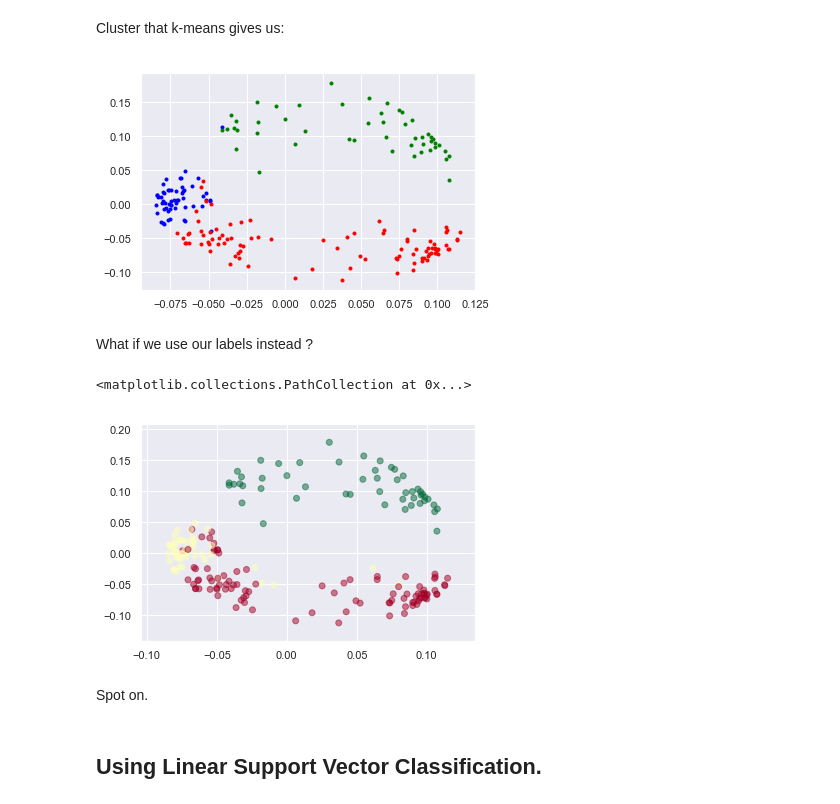
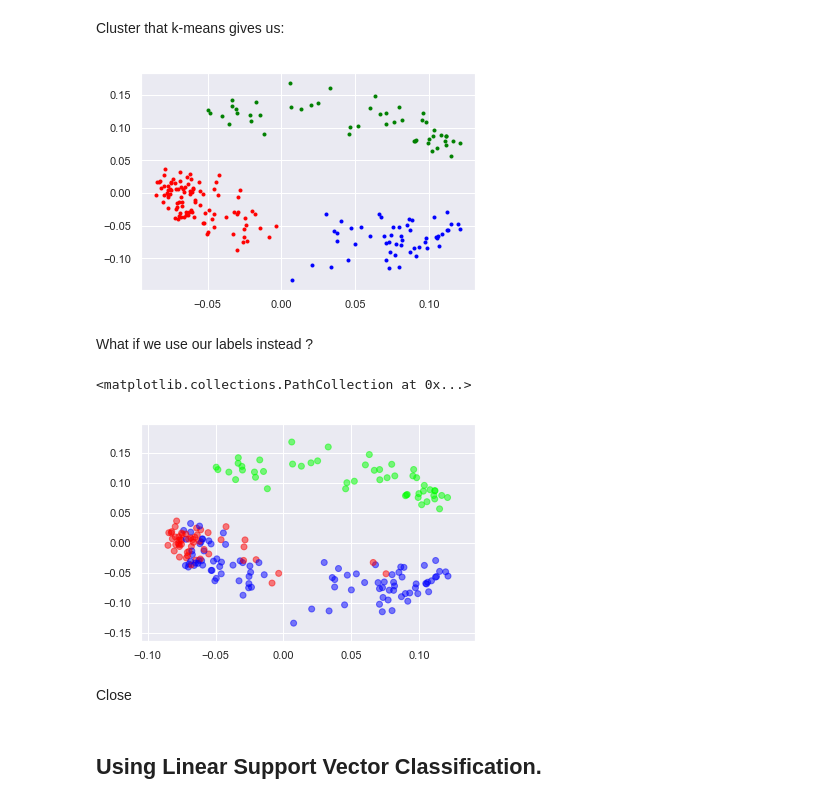
Before and after one commit to yusiZou/NTDS_project, a Jupyter notebook: code.ipynb, the cells around one changed output. Cells and saved outputs as stored; diff of their text form; code cells hidden in the pictures.

```diff
--- a/code.ipynb
+++ b/code.ipynb
@@ -293,25 +303,23 @@ features_adjacency = squareform(weights)
 
 spase_f_adjacency = np.copy(features_adjacency)
 
-NEIGHBORS = 50
-
-partition = np.argpartition(spase_f_adjacency, -NEIGHBORS, axis=1)
-maximum = spase_f_adjacency[np.arange(spase_f_adjacency.shape[0]), partition[:, -NEIGHBORS]]
-mask = spase_f_adjacency < maximum
-spase_f_adjacency[mask & mask.T] = 0
+spase_f_adjacency[spase_f_adjacency < 0.35] = 0
 # %%
 degrees = spase_f_adjacency.sum(0)
+
+adjacency_cleaned = sparse.coo_matrix(spase_f_adjacency[degrees != 0][:,degrees != 0])
+n_nodes =  adjacency_cleaned.shape[0]
+adjacency_cleaned.shape
+degrees = degrees[degrees != 0]
 
 
 
 # Combinatorial Laplacian.
-laplacian = np.diag(degrees) - spase_f_adjacency
+laplacian = np.diag(degrees) - adjacency_cleaned
 # Normalized Laplacian.
 deg_inv = np.diag(1 / np.sqrt(degrees))
 laplacian = deg_inv @ laplacian @ deg_inv
 
-# Alternatively:
-# laplacian = np.identity(weights.shape[0]) - deg_inv @ weights @ deg_inv
 
 plt.spy(laplacian);
 
@@ -372,22 +380,22 @@ for i in range(3):
 # %% [markdown]
 Cluster that k-means gives us:
 # %%
-colors = ['Blue', 'Red', 'Green']
+colors = ['Red', 'Green', 'Blue']
 
 for i in range(3):
     cluster = proj[np.where(clusters3 == i)[0], :].real
     plt.plot(cluster[:,0],cluster[:,1], '.', color=colors[i])
 # %% [output]
-[figure, old version]
+[figure, new version]
 # %% [markdown]
 What if we use our labels instead ?
 # %%
-plt.scatter(proj[:,0],proj[:,1], c=y['index'], cmap='RdYlGn', alpha=0.5)
+plt.scatter(proj[:,0],proj[:,1], c=y['index'], cmap='brg', alpha=0.5)
 # %% [output]
 <matplotlib.collections.PathCollection at 0x...>
-[figure, old version]
+[figure, new version]
-# %% [markdown]
-Spot on.
+# %% [markdown]
+Close
 # %% [markdown]
 ## Using Linear Support Vector Classification.
 # %% [markdown]
```
Also changed, not shown: parts of 13 cells of this notebook.
